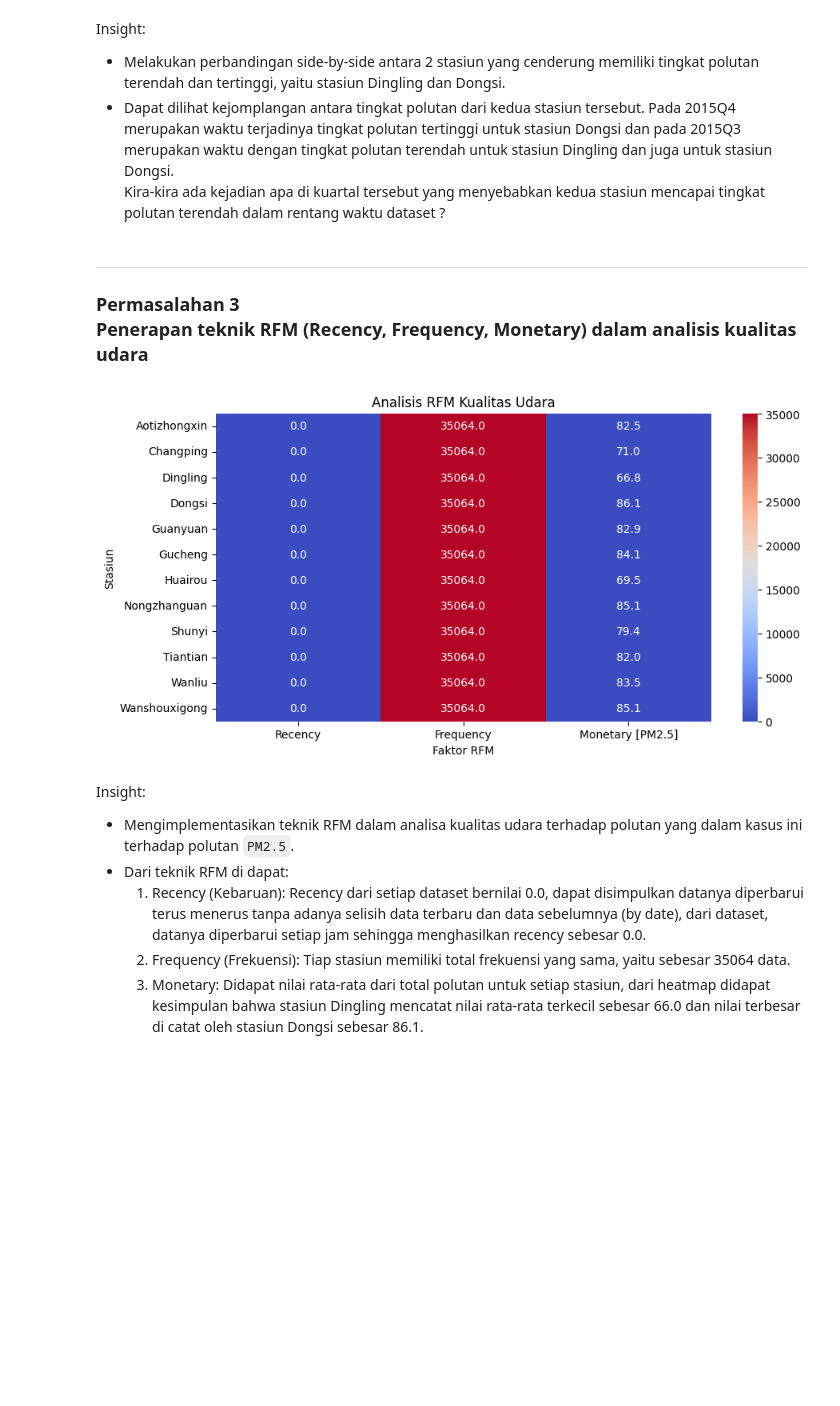
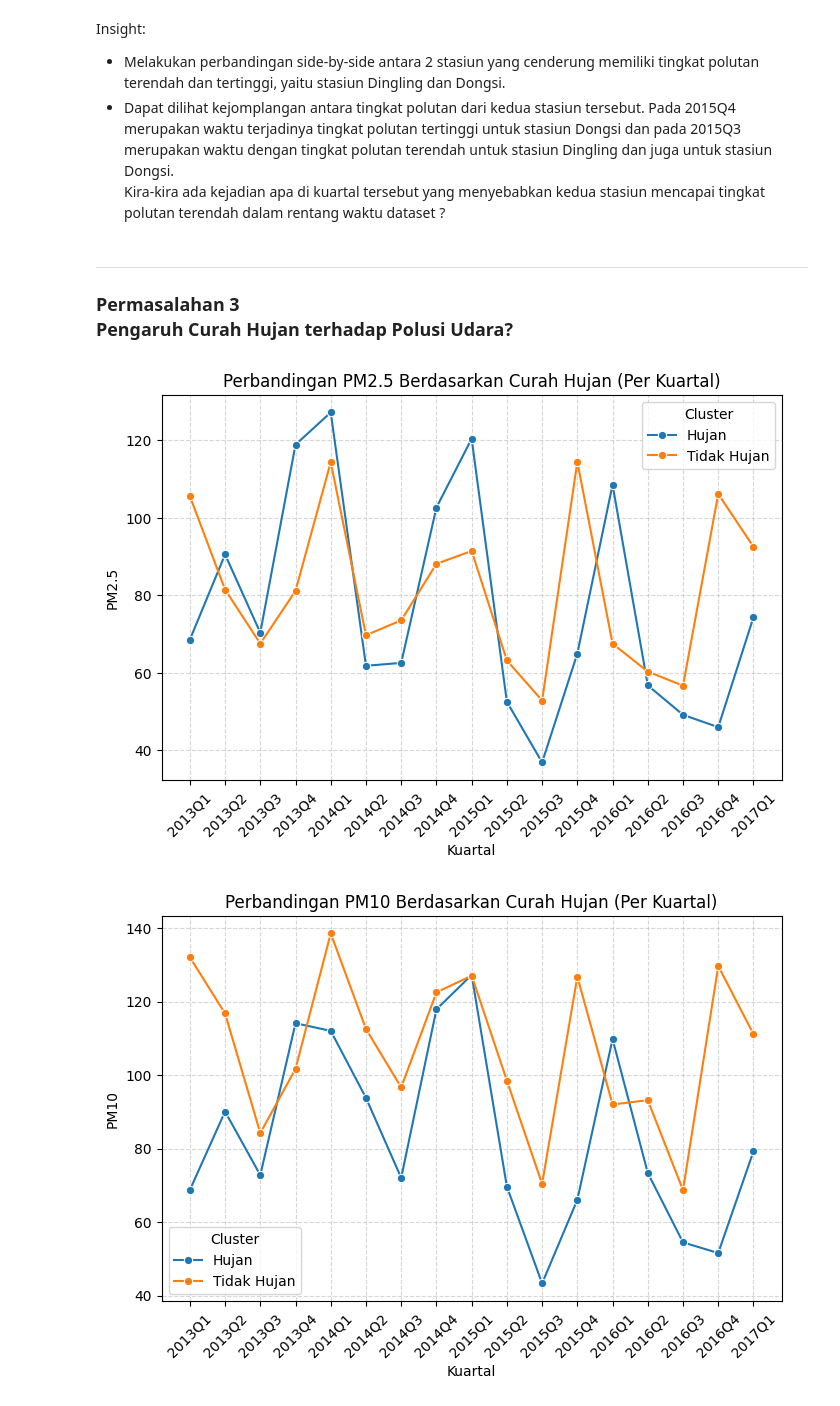
Before and after one commit to olfataVz/analisis-data_prsa-air-quality, a Jupyter notebook: notebook.ipynb, the cells around one changed output. Cells and saved outputs as stored; diff of their text form; code cells hidden in the pictures; blank space fills up the shorter version.

```diff
--- a/notebook.ipynb
+++ b/notebook.ipynb
@@ -2236,39 +2235,27 @@ plt.show()
 Insight:
 - Melakukan perbandingan side-by-side antara 2 stasiun yang cenderung memiliki tingkat polutan terendah dan tertinggi, yaitu stasiun Dingling dan Dongsi.
 - Dapat dilihat kejomplangan antara tingkat polutan dari kedua stasiun tersebut. Pada 2015Q4 merupakan waktu terjadinya tingkat polutan tertinggi untuk stasiun Dongsi dan pada 2015Q3 merupakan waktu dengan tingkat polutan terendah untuk stasiun Dingling dan juga untuk stasiun Dongsi. <br> Kira-kira ada kejadian apa di kuartal tersebut yang menyebabkan kedua stasiun mencapai tingkat polutan terendah dalam rentang waktu dataset ?
-# %% [markdown]
----
-
-### Permasalahan 3 <br> Penerapan teknik RFM (Recency, Frequency, Monetary) dalam analisis kualitas udara
-# %%
-def create_rfm_airquality(df):
-    latest_date = df["datetime"].max()
-    recency = df.groupby("Station")["datetime"].max().apply(lambda x: (latest_date - x).days)
-    frequency = df.groupby("Station")["datetime"].count()
-    monetary = df.groupby("Station")["PM2.5"].mean()
-
-    rfm_df = pd.DataFrame({
-        "Recency": recency,
-        "Frequency": frequency,
-        "Monetary [PM2.5]": monetary
-    })
-
-    return rfm_df
-
-rfm_df = create_rfm_airquality(df_all)
-
-plt.figure(figsize=(10, 5))
-sns.heatmap(rfm_df, annot=True, cmap="coolwarm", fmt=".1f")
-plt.title("Analisis RFM Kualitas Udara")
-plt.xlabel("Faktor RFM")
-plt.ylabel("Stasiun")
-plt.show()
-# %% [output]
-[figure, removed]
-# %% [markdown]
-Insight:
-- Mengimplementasikan teknik RFM dalam analisa kualitas udara terhadap polutan yang dalam kasus ini terhadap polutan `PM2.5`.
-- Dari teknik RFM di dapat:
-    1. Recency (Kebaruan): Recency dari setiap dataset bernilai 0.0, dapat disimpulkan datanya diperbarui terus menerus tanpa adanya selisih data terbaru dan data sebelumnya (by date), dari dataset, datanya diperbarui setiap jam sehingga menghasilkan recency sebesar 0.0.
-    2. Frequency (Frekuensi): Tiap stasiun memiliki total frekuensi yang sama, yaitu sebesar 35064 data.
-    3. Monetary: Didapat nilai rata-rata dari total polutan untuk setiap stasiun, dari heatmap didapat kesimpulan bahwa stasiun Dingling mencatat nilai rata-rata terkecil sebesar 66.0 dan nilai terbesar di catat oleh stasiun Dongsi sebesar 86.1.
+# %% [markdown]
+---
+
+### Permasalahan 3 <br>  Pengaruh Curah Hujan terhadap Polusi Udara?
+# %%
+df_all["datetime"] = pd.to_datetime(df_all[["year", "month", "day", "hour"]])
+df_all["quarter"] = df_all["datetime"].dt.to_period("Q").astype(str)
+df_all["Cluster"] = df_all["RAIN"].apply(lambda x: "Tidak Hujan" if x == 0 else "Hujan")
+df_clustered = df_all.groupby(["quarter", "Cluster"])[pollutants].mean().reset_index()
+
+plt.close('all')
+for pol in pollutants:
+    plt.figure(figsize=(8, 5))
+    sns.lineplot(data=df_clustered, x="quarter", y=pol, hue="Cluster", marker="o")
+    plt.xticks(rotation=45)
+    plt.title(f"Perbandingan {pol} Berdasarkan Curah Hujan (Per Kuartal)")
+    plt.xlabel("Kuartal")
+    plt.ylabel(pol)
+    plt.legend(title="Cluster")
+    plt.grid(True, linestyle="--", alpha=0.5)
+    plt.show()
+# %% [output]
+[figure, added]
+[figure, added]
```
Also changed, not shown: parts of 18 cells of this notebook, 1 other file.
